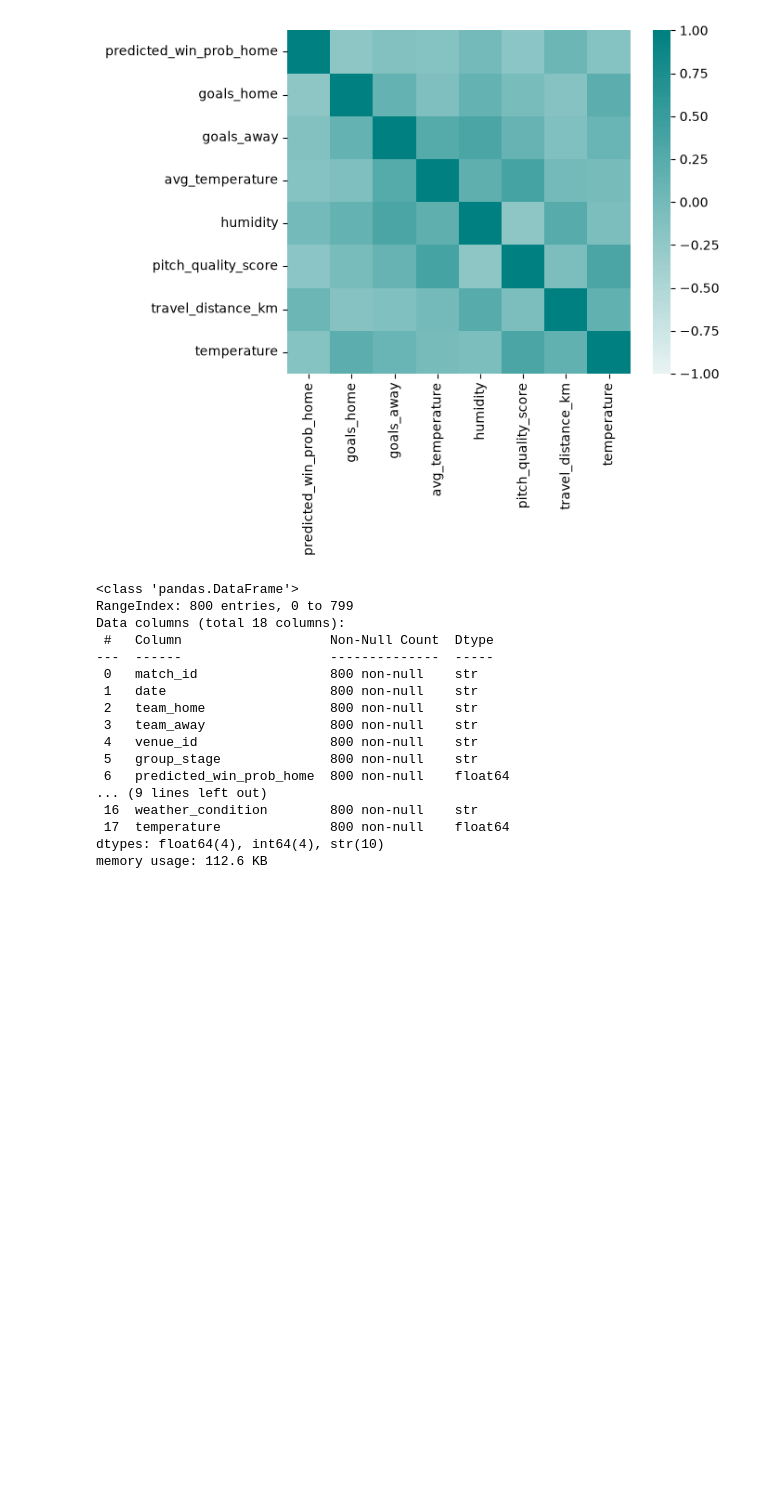
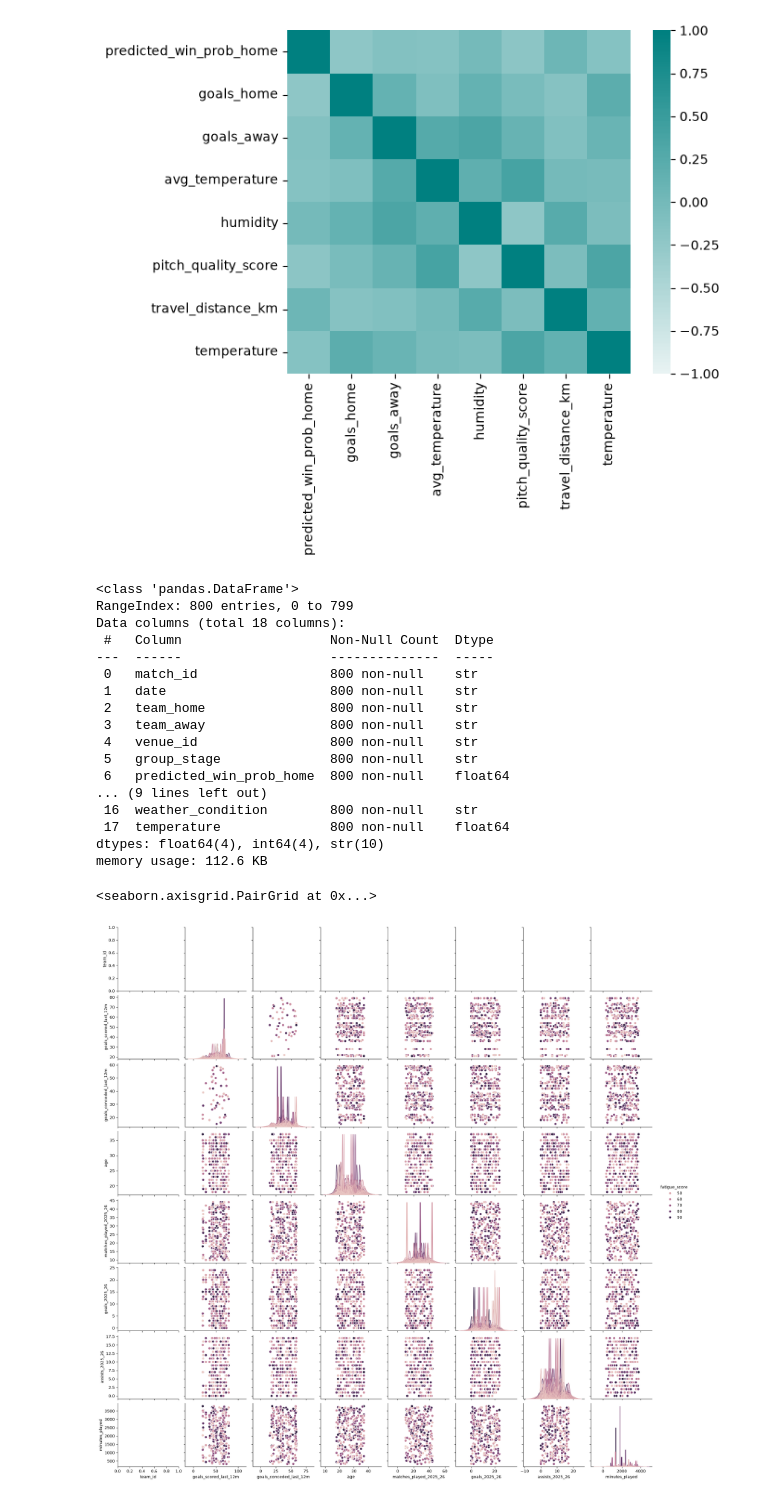
Before and after one commit to DanDooLoo/HIT140_Assessment-2_Group23, a Jupyter notebook: DGW_LinearRegMod_traveldistance.ipynb, the cells around one changed output. Drawn from its saved outputs; the diff is of its cells as text; code cells hidden in the pictures; blank space fills up the shorter version.

```diff
--- a/DGW_LinearRegMod_traveldistance.ipynb
+++ b/DGW_LinearRegMod_traveldistance.ipynb
@@ -373,0 +376,5 @@ memory usage: 112.6 KB
+# %%
+sns.pairplot(teamplay, hue='fatigue_score')
+# %% [output]
+<seaborn.axisgrid.PairGrid at 0x...>
+[figure, added]
```
Also changed, not shown: parts of 2 cells of this notebook.
